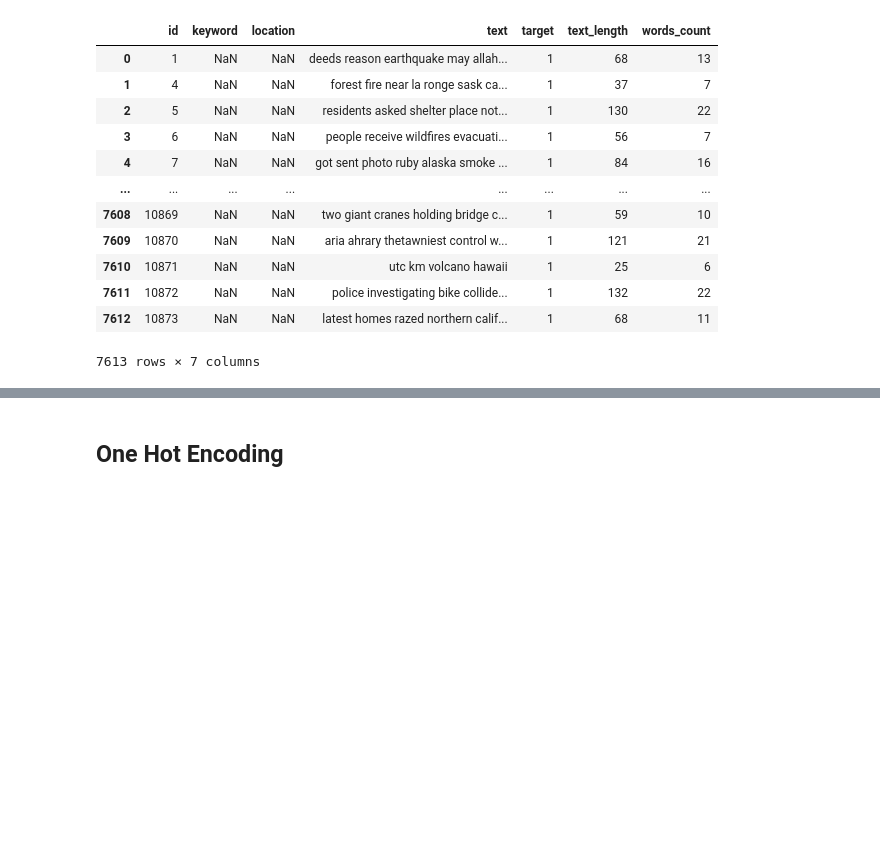
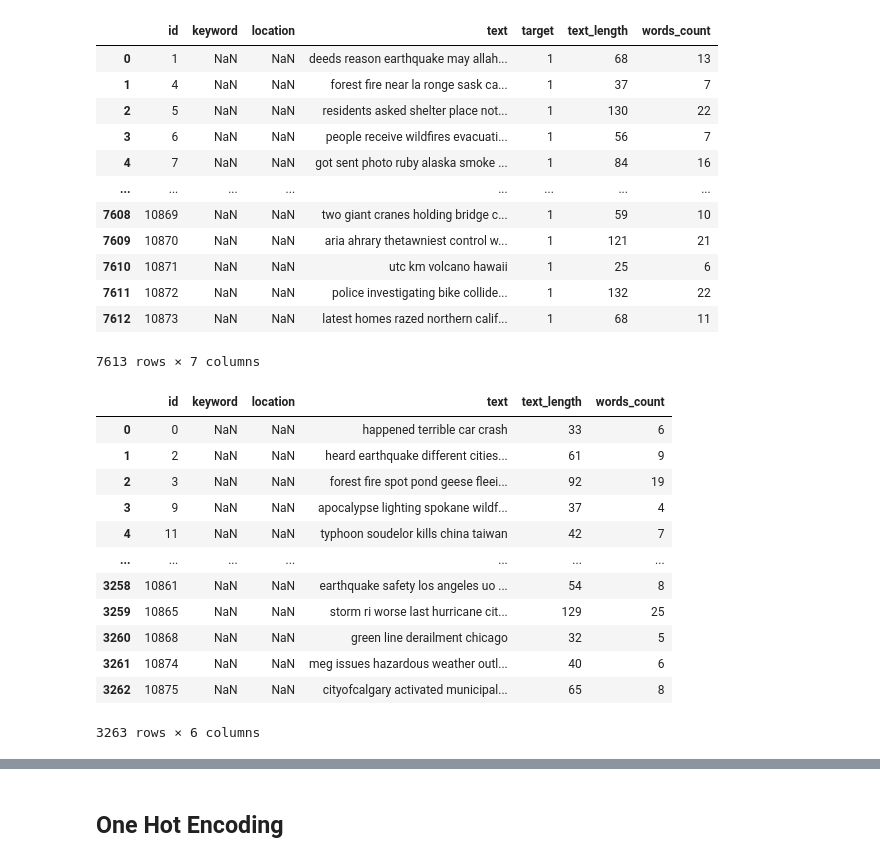
Before and after one commit to aleacevedo/Datos-TP-1C-2020, a Jupyter notebook: TP2/Martin/One Hot Encoding.ipynb, the cells around one changed output, grey strips where cells are left out. Cells and saved outputs as stored; diff of their text form; code cells hidden in the pictures; blank space fills up the shorter version.

```diff
--- a/TP2/Martin/One Hot Encoding.ipynb
+++ b/TP2/Martin/One Hot Encoding.ipynb
@@ -88,3 +109,19 @@ train
 | 7611 | 10872 | NaN | NaN | police investigating bike collide... | 1 | 132 | 22 |
 | 7612 | 10873 | NaN | NaN | latest homes razed northern calif... | 1 | 68 | 11 |
 7613 rows × 7 columns
+# %%
+test
+# %% [output]
+|  | id | keyword | location | text | text_length | words_count |
+| 0 | 0 | NaN | NaN | happened terrible car crash | 33 | 6 |
+| 1 | 2 | NaN | NaN | heard earthquake different cities... | 61 | 9 |
+| 2 | 3 | NaN | NaN | forest fire spot pond geese fleei... | 92 | 19 |
+| 3 | 9 | NaN | NaN | apocalypse lighting spokane wildf... | 37 | 4 |
+| 4 | 11 | NaN | NaN | typhoon soudelor kills china taiwan | 42 | 7 |
+| ... | ... | ... | ... | ... | ... | ... |
+| 3258 | 10861 | NaN | NaN | earthquake safety los angeles uo ... | 54 | 8 |
+| 3259 | 10865 | NaN | NaN | storm ri worse last hurricane cit... | 129 | 25 |
+| 3260 | 10868 | NaN | NaN | green line derailment chicago | 32 | 5 |
+| 3261 | 10874 | NaN | NaN | meg issues hazardous weather outl... | 40 | 6 |
+| 3262 | 10875 | NaN | NaN | cityofcalgary activated municipal... | 65 | 8 |
+3263 rows × 6 columns
```
Also changed, not shown: parts of 56 cells of this notebook, 2 other files.
